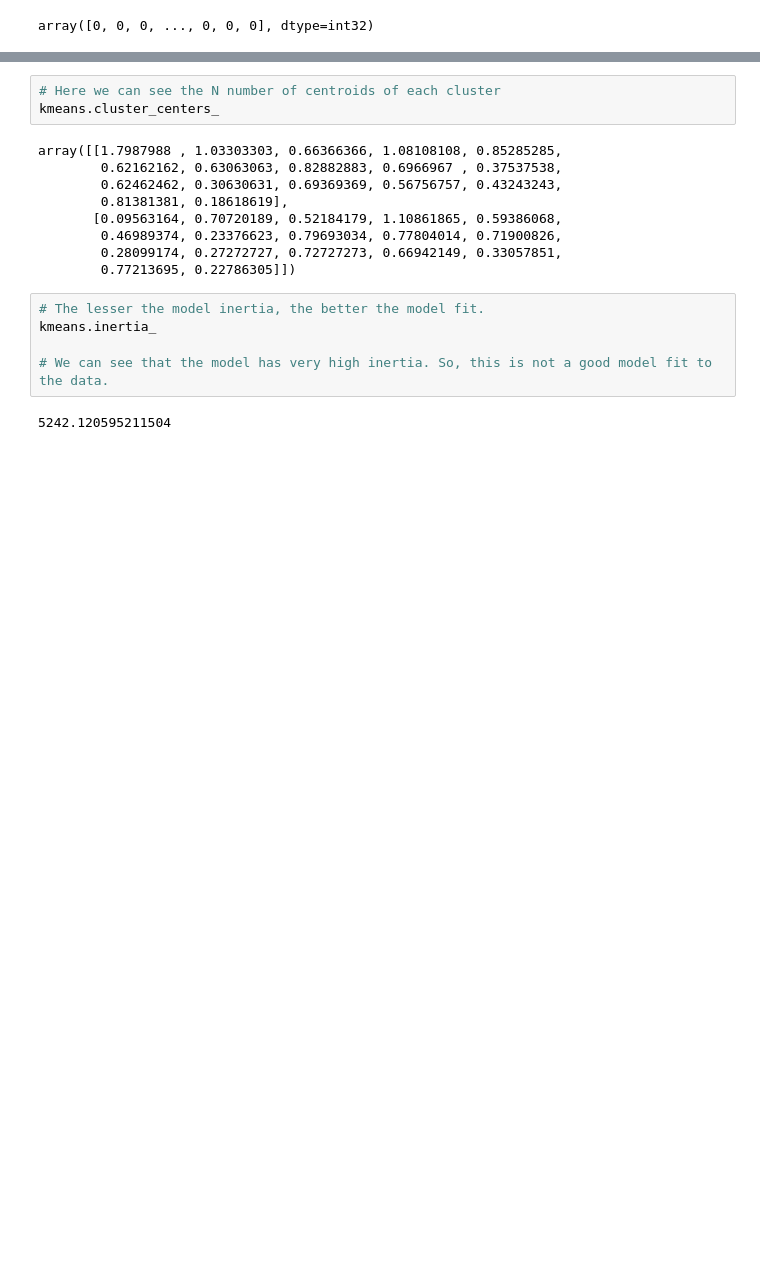
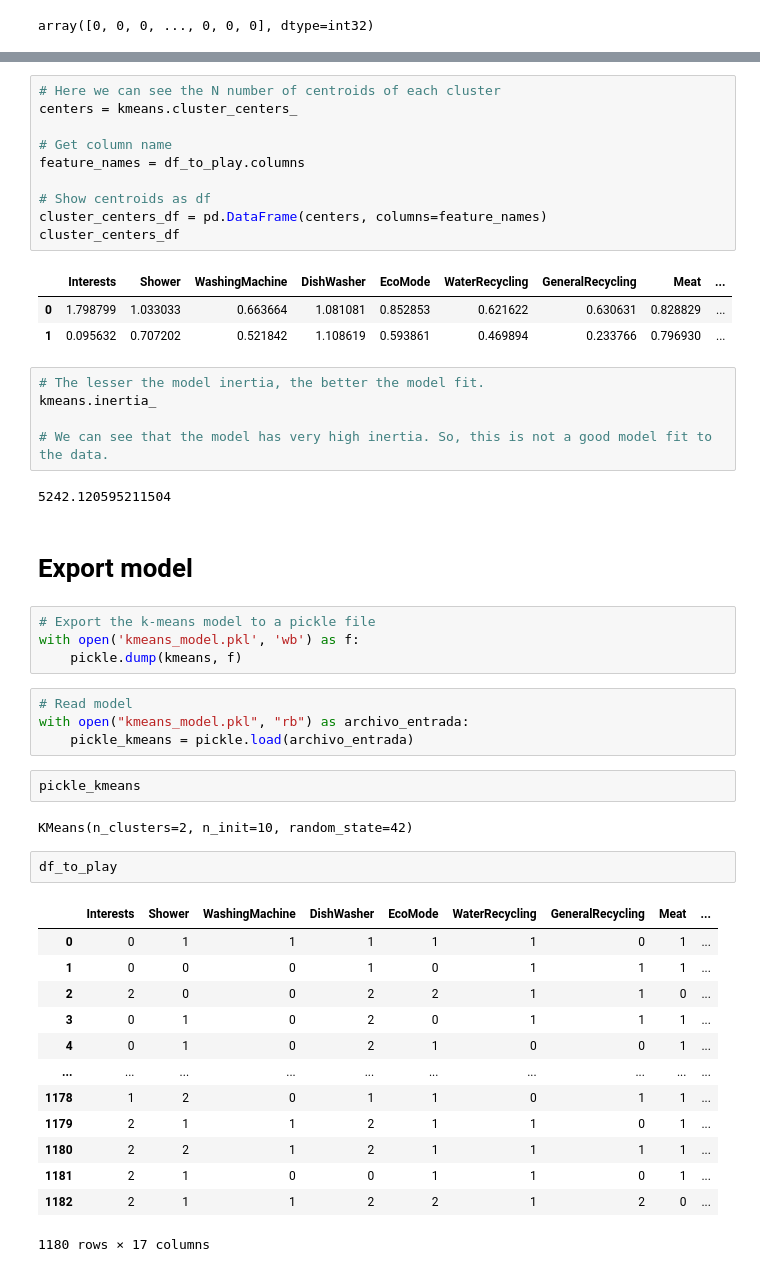
Before and after one commit to IgnacioGB1990/Data_Desafio, a Jupyter notebook: Cleaning/EDA_IGB.ipynb, the cells around one changed output, grey strips where cells are left out. Cells and saved outputs as stored; diff of their text form; blank space fills up the shorter version.

```diff
--- a/Cleaning/EDA_IGB.ipynb
+++ b/Cleaning/EDA_IGB.ipynb
@@ -702,16 +563,18 @@ df["Data"].value_counts().plot.pie(autopct="%.1f%%")
 [figure]
 # %%
 # Here we can see the N number of centroids of each cluster
-kmeans.cluster_centers_
+centers = kmeans.cluster_centers_
+
+# Get column name
+feature_names = df_to_play.columns
+
+# Show centroids as df
+cluster_centers_df = pd.DataFrame(centers, columns=feature_names)
+cluster_centers_df
 # %% [output]
-array([[1.7987988 , 1.03303303, 0.66366366, 1.08108108, 0.85285285,
-        0.62162162, 0.63063063, 0.82882883, 0.6966967 , 0.37537538,
-        0.62462462, 0.30630631, 0.69369369, 0.56756757, 0.43243243,
-        0.81381381, 0.18618619],
-       [0.09563164, 0.70720189, 0.52184179, 1.10861865, 0.59386068,
-        0.46989374, 0.23376623, 0.79693034, 0.77804014, 0.71900826,
-        0.28099174, 0.27272727, 0.72727273, 0.66942149, 0.33057851,
-        0.77213695, 0.22786305]])
+|  | Interests | Shower | WashingMachine | DishWasher | EcoMode | WaterRecycling | GeneralRecycling | Meat | ... |
+| 0 | 1.798799 | 1.033033 | 0.663664 | 1.081081 | 0.852853 | 0.621622 | 0.630631 | 0.828829 | ... |
+| 1 | 0.095632 | 0.707202 | 0.521842 | 1.108619 | 0.593861 | 0.469894 | 0.233766 | 0.796930 | ... |
 # %%
 # The lesser the model inertia, the better the model fit.
 kmeans.inertia_
@@ -719,3 +582,33 @@ kmeans.inertia_
 # We can see that the model has very high inertia. So, this is not a good model fit to the data.
 # %% [output]
 5242.120595211504
+# %% [markdown]
+# Export model
+# %%
+# Export the k-means model to a pickle file
+with open('kmeans_model.pkl', 'wb') as f:
+    pickle.dump(kmeans, f)
+# %%
+# Read model
+with open("kmeans_model.pkl", "rb") as archivo_entrada:
+    pickle_kmeans = pickle.load(archivo_entrada)
+# %%
+pickle_kmeans
+# %% [output]
+KMeans(n_clusters=2, n_init=10, random_state=42)
+# %%
+df_to_play
+# %% [output]
+|  | Interests | Shower | WashingMachine | DishWasher | EcoMode | WaterRecycling | GeneralRecycling | Meat | ... |
+| 0 | 0 | 1 | 1 | 1 | 1 | 1 | 0 | 1 | ... |
+| 1 | 0 | 0 | 0 | 1 | 0 | 1 | 1 | 1 | ... |
+| 2 | 2 | 0 | 0 | 2 | 2 | 1 | 1 | 0 | ... |
+| 3 | 0 | 1 | 0 | 2 | 0 | 1 | 1 | 1 | ... |
+| 4 | 0 | 1 | 0 | 2 | 1 | 0 | 0 | 1 | ... |
+| ... | ... | ... | ... | ... | ... | ... | ... | ... | ... |
+| 1178 | 1 | 2 | 0 | 1 | 1 | 0 | 1 | 1 | ... |
+| 1179 | 2 | 1 | 1 | 2 | 1 | 1 | 0 | 1 | ... |
+| 1180 | 2 | 2 | 1 | 2 | 1 | 1 | 1 | 1 | ... |
+| 1181 | 2 | 1 | 0 | 0 | 1 | 1 | 0 | 1 | ... |
+| 1182 | 2 | 1 | 1 | 2 | 2 | 1 | 2 | 0 | ... |
+1180 rows × 17 columns
```
Also changed, not shown: parts of 22 cells of this notebook, 5 other files.
